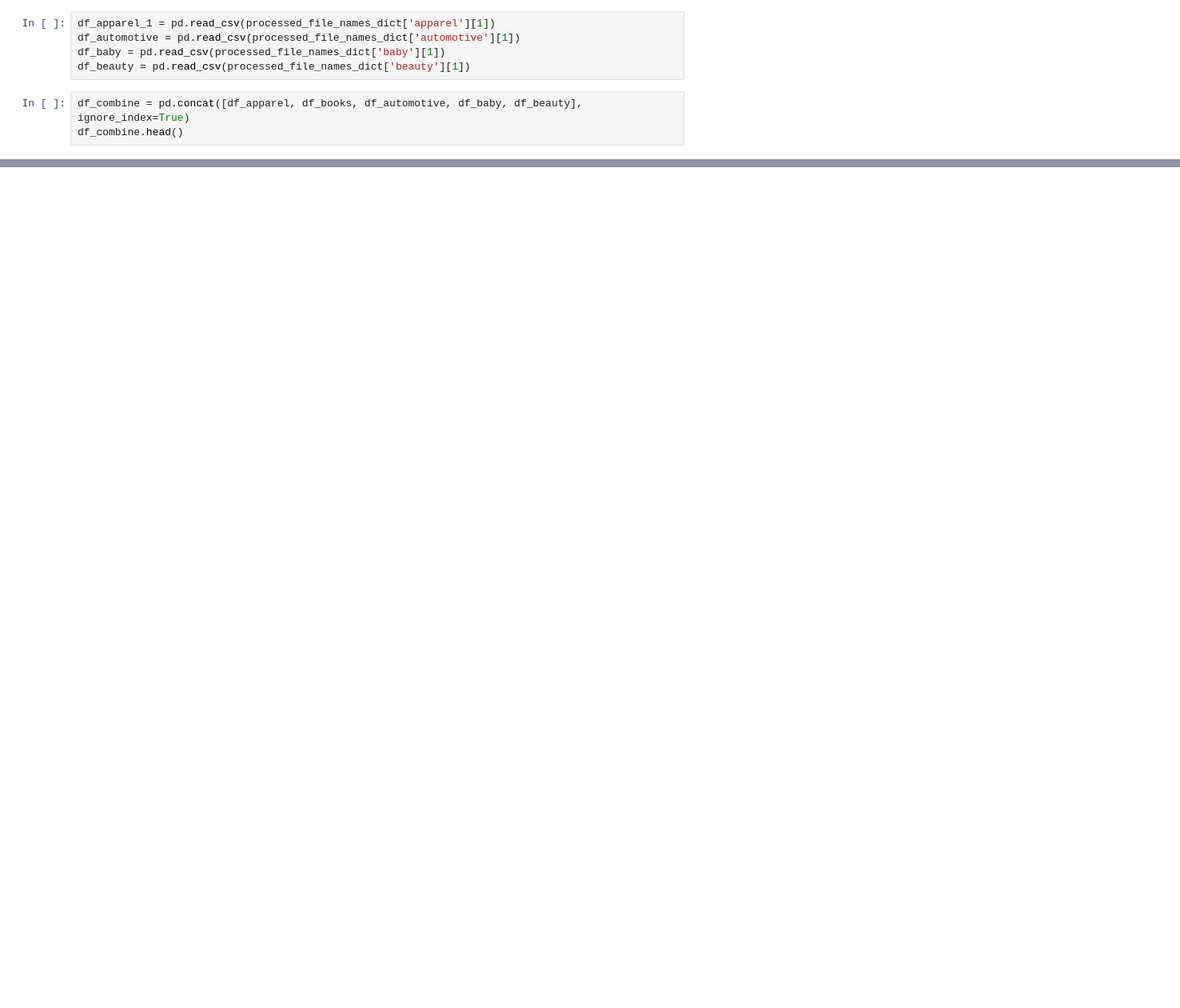
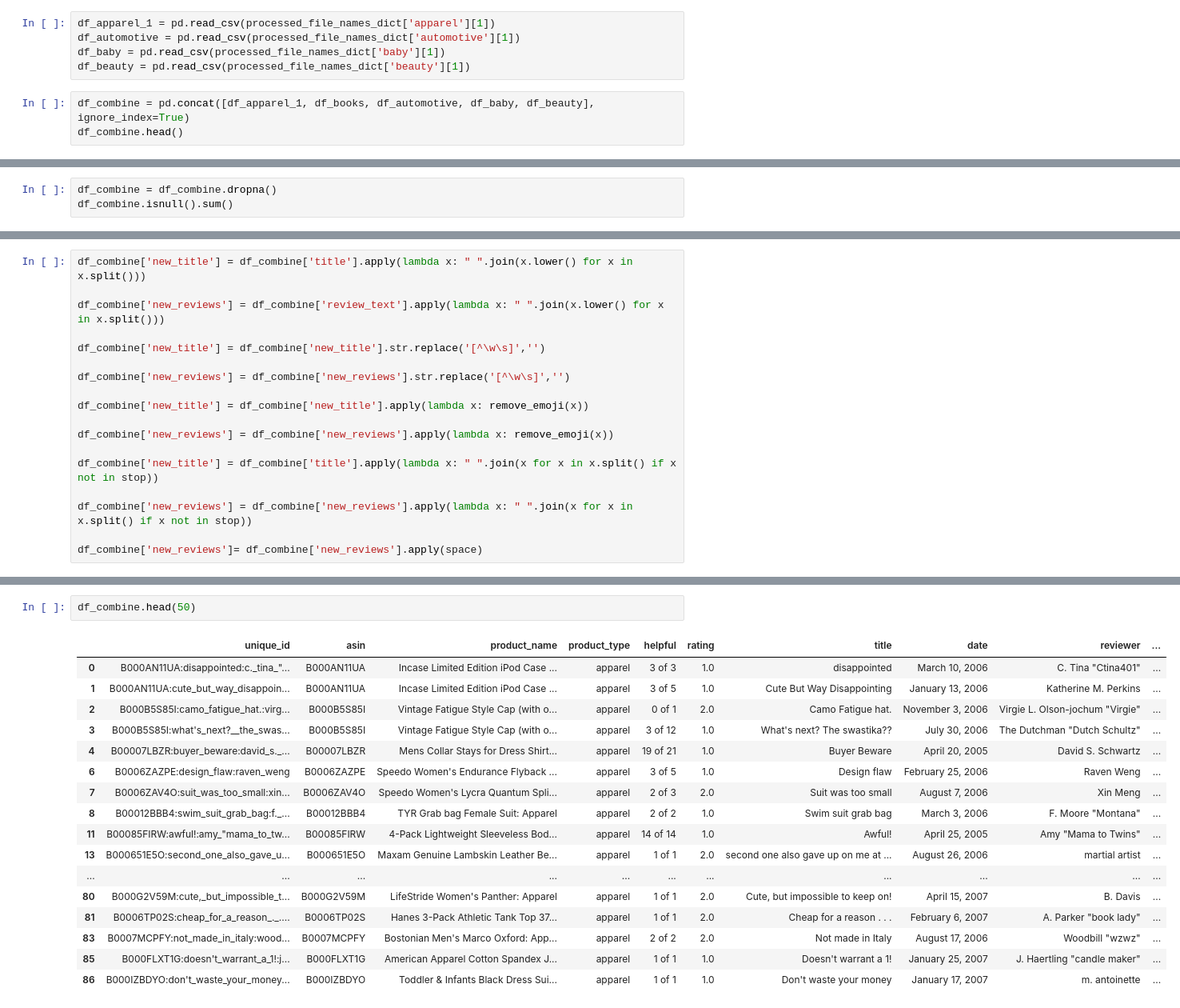
Before and after one commit to zep-analytics/Multi-domain-sentiment-analysis, a Jupyter notebook: new.ipynb, the cells around one changed output, grey strips where cells are left out. Shown at 80% size. Drawn from its saved outputs; the diff is of its cells as text; blank space fills up the shorter version.

Commit message:
Combined dataframe cleaned
Combined dataframe of Apparel, Automotive, Beauty and Baby cleaned.

```diff
--- a/new.ipynb
+++ b/new.ipynb
@@ -584,7 +584,7 @@ df_automotive = pd.read_csv(processed_file_names_dict['automotive'][1])
 df_baby = pd.read_csv(processed_file_names_dict['baby'][1])
 df_beauty = pd.read_csv(processed_file_names_dict['beauty'][1])
 # %%
-df_combine = pd.concat([df_apparel, df_books, df_automotive, df_baby, df_beauty], ignore_index=True)
+df_combine = pd.concat([df_apparel_1, df_books, df_automotive, df_baby, df_beauty], ignore_index=True)
 df_combine.head()
 # %% [output]
 |  | unique_id | asin | product_name | product_type | helpful | rating | title | date | reviewer | ... |
@@ -595,0 +611,3 @@ df_combine.head()
+# %%
+df_combine = df_combine.dropna()
+df_combine.isnull().sum()
@@ -595,0 +627,18 @@ df_combine.head()
+# %%
+df_combine['new_title'] = df_combine['title'].apply(lambda x: " ".join(x.lower() for x in x.split()))
+
+df_combine['new_reviews'] = df_combine['review_text'].apply(lambda x: " ".join(x.lower() for x in x.split()))
+
+df_combine['new_title'] = df_combine['new_title'].str.replace('[^\w\s]','')
+
+df_combine['new_reviews'] = df_combine['new_reviews'].str.replace('[^\w\s]','')
+
+df_combine['new_title'] = df_combine['new_title'].apply(lambda x: remove_emoji(x))
+
+df_combine['new_reviews'] = df_combine['new_reviews'].apply(lambda x: remove_emoji(x))
+
+df_combine['new_title'] = df_combine['title'].apply(lambda x: " ".join(x for x in x.split() if x not in stop))
+
+df_combine['new_reviews'] = df_combine['new_reviews'].apply(lambda x: " ".join(x for x in x.split() if x not in stop))
+
+df_combine['new_reviews']= df_combine['new_reviews'].apply(space)
@@ -595,0 +647,20 @@ df_combine.head()
+# %%
+df_combine.head(50)
+# %% [output]
+|  | unique_id | asin | product_name | product_type | helpful | rating | title | date | reviewer | ... |
+| 0 | B000AN11UA:disappointed:c._tina_"... | B000AN11UA | Incase Limited Edition iPod Case ... | apparel | 3 of 3 | 1.0 | disappointed | March 10, 2006 | C. Tina "Ctina401" | ... |
+| 1 | B000AN11UA:cute_but_way_disappoin... | B000AN11UA | Incase Limited Edition iPod Case ... | apparel | 3 of 5 | 1.0 | Cute But Way Disappointing | January 13, 2006 | Katherine M. Perkins | ... |
+| 2 | B000B5S85I:camo_fatigue_hat.:virg... | B000B5S85I | Vintage Fatigue Style Cap (with o... | apparel | 0 of 1 | 2.0 | Camo Fatigue hat. | November 3, 2006 | Virgie L. Olson-jochum "Virgie" | ... |
+| 3 | B000B5S85I:what's_next?__the_swas... | B000B5S85I | Vintage Fatigue Style Cap (with o... | apparel | 3 of 12 | 1.0 | What's next? The swastika?? | July 30, 2006 | The Dutchman "Dutch Schultz" | ... |
+| 4 | B00007LBZR:buyer_beware:david_s._... | B00007LBZR | Mens Collar Stays for Dress Shirt... | apparel | 19 of 21 | 1.0 | Buyer Beware | April 20, 2005 | David S. Schwartz | ... |
+| 6 | B0006ZAZPE:design_flaw:raven_weng | B0006ZAZPE | Speedo Women's Endurance Flyback ... | apparel | 3 of 5 | 1.0 | Design flaw | February 25, 2006 | Raven Weng | ... |
+| 7 | B0006ZAV4O:suit_was_too_small:xin... | B0006ZAV4O | Speedo Women's Lycra Quantum Spli... | apparel | 2 of 3 | 2.0 | Suit was too small | August 7, 2006 | Xin Meng | ... |
+| 8 | B00012BBB4:swim_suit_grab_bag:f._... | B00012BBB4 | TYR Grab bag Female Suit: Apparel | apparel | 2 of 2 | 1.0 | Swim suit grab bag | March 3, 2006 | F. Moore "Montana" | ... |
+| 11 | B00085FIRW:awful!:amy_"mama_to_tw... | B00085FIRW | 4-Pack Lightweight Sleeveless Bod... | apparel | 14 of 14 | 1.0 | Awful! | April 25, 2005 | Amy "Mama to Twins" | ... |
+| 13 | B000651E5O:second_one_also_gave_u... | B000651E5O | Maxam Genuine Lambskin Leather Be... | apparel | 1 of 1 | 2.0 | second one also gave up on me at ... | August 26, 2006 | martial artist | ... |
+| ... | ... | ... | ... | ... | ... | ... | ... | ... | ... | ... |
+| 80 | B000G2V59M:cute,_but_impossible_t... | B000G2V59M | LifeStride Women's Panther: Apparel | apparel | 1 of 1 | 2.0 | Cute, but impossible to keep on! | April 15, 2007 | B. Davis | ... |
+| 81 | B0006TP02S:cheap_for_a_reason_._.... | B0006TP02S | Hanes 3-Pack Athletic Tank Top 37... | apparel | 1 of 1 | 2.0 | Cheap for a reason . . . | February 6, 2007 | A. Parker "book lady" | ... |
+| 83 | B0007MCPFY:not_made_in_italy:wood... | B0007MCPFY | Bostonian Men's Marco Oxford: App... | apparel | 2 of 2 | 2.0 | Not made in Italy | August 17, 2006 | Woodbill "wzwz" | ... |
+| 85 | B000FLXT1G:doesn't_warrant_a_1!:j... | B000FLXT1G | American Apparel Cotton Spandex J... | apparel | 1 of 1 | 1.0 | Doesn't warrant a 1! | January 25, 2007 | J. Haertling "candle maker" | ... |
+| 86 | B000IZBDYO:don't_waste_your_money... | B000IZBDYO | Toddler & Infants Black Dress Sui... | apparel | 1 of 1 | 1.0 | Don't waste your money | January 17, 2007 | m. antoinette | ... |
```
Also changed, not shown: parts of 18 cells of this notebook.
